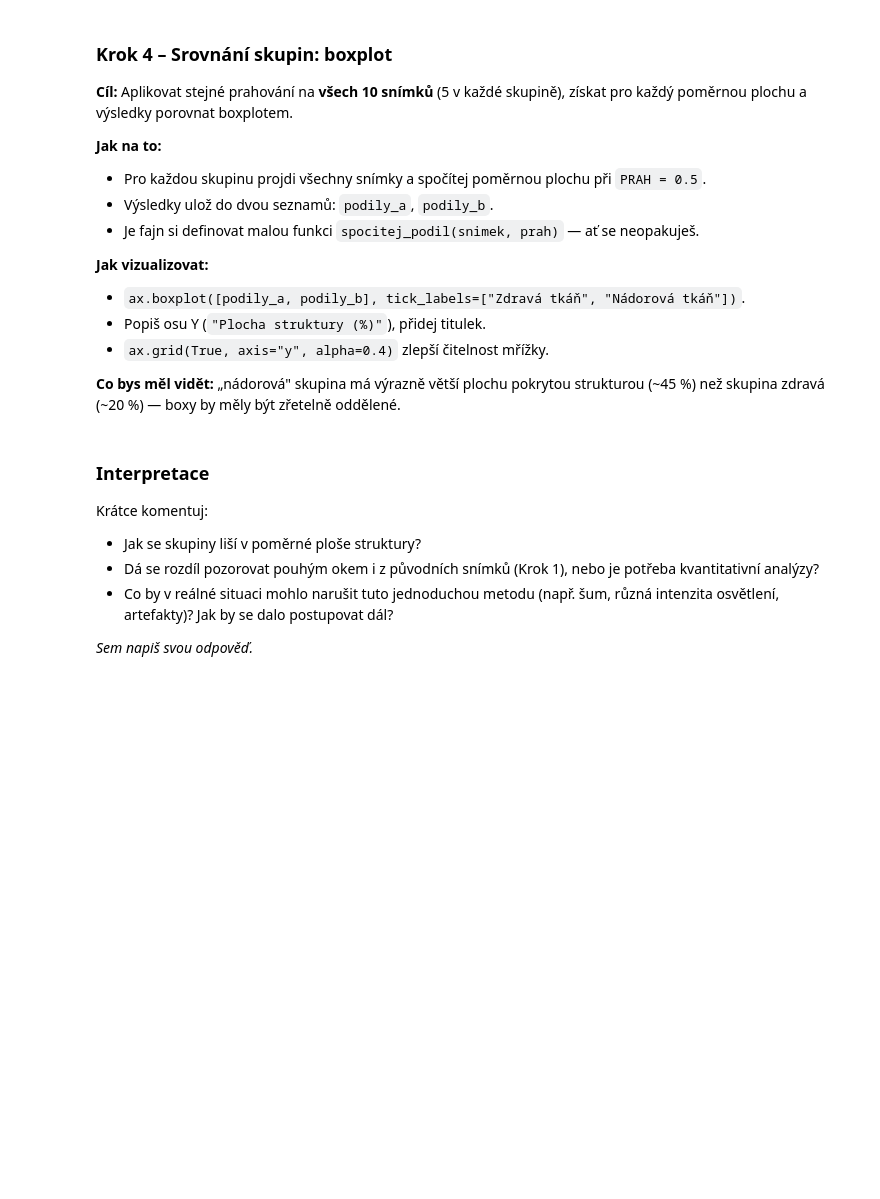
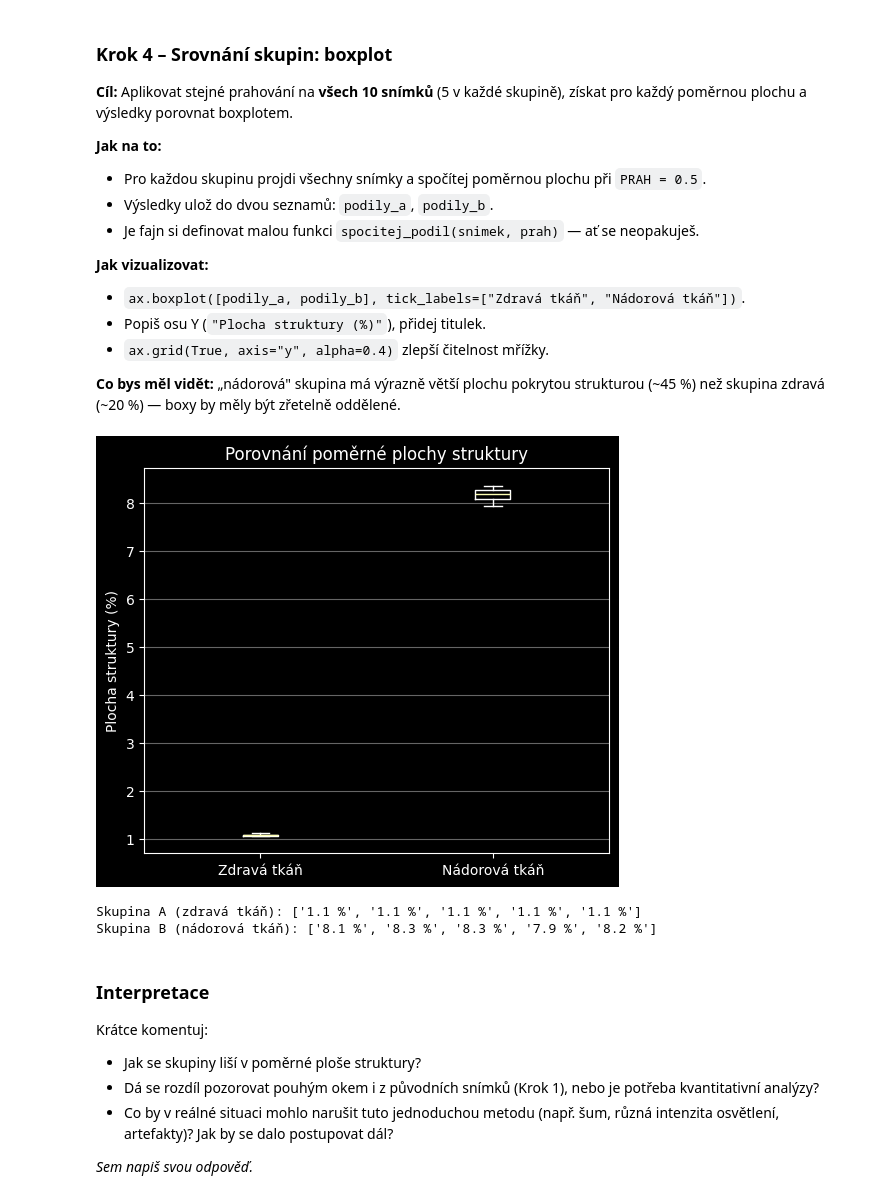
Before and after one commit to CamiloARG/prg-exercise-12, a Jupyter notebook: cviceni_12_segmentace.ipynb, the cells around one changed output. Saved outputs shown, nothing was run; the diff lists cells and outputs as text; code cells hidden in the pictures; blank space fills up the shorter version.

```diff
--- a/cviceni_12_segmentace.ipynb
+++ b/cviceni_12_segmentace.ipynb
@@ -136,10 +161,10 @@ maska = ...
 **Jak vizualizovat:** tady stačí `print()`. Čísla hrají roli, graf ne.
 # %%
 # 1) Poměrná plocha struktury v % (maska.sum() z celkového maska.size)
-podil = ...
+podil = (maska.sum() / maska.size) * 100
 
 # 2) Průměrná intenzita pixelů uvnitř masky
-mean_int = ...
+mean_int = snimek[maska].mean()
 
 print(f"Plocha struktury: {podil:.1f} %")
 print(f"Průměrná intenzita: {mean_int:.3f}")
@@ -168,14 +194,33 @@ zdravá (~20 %) — boxy by měly být zřetelně oddělené.
 # %%
 PRAH = 0.5
 
 # 1) Pro každý snímek v obou skupinách spočítej poměrnou plochu (v %)
-podily_a = ...
-podily_b = ...
+podily_a = []
+for img in skupina_a:
+    maska = img > PRAH
+    podil = (maska.sum() / maska.size) * 100
+    podily_a.append(podil)
+
+podily_b = []
+for img in skupina_b:
+    maska = img > PRAH
+    podil = (maska.sum() / maska.size) * 100
+    podily_b.append(podil)
 
 # 2) Vykresli boxplot obou skupin vedle sebe
+fig, ax = plt.subplots(figsize=(6, 5))
+ax.boxplot([podily_a, podily_b], tick_labels=["Zdravá tkáň", "Nádorová tkáň"])
+ax.set_ylabel("Plocha struktury (%)")
+ax.set_title("Porovnání poměrné plochy struktury")
+ax.grid(True, axis="y", alpha=0.4)
+plt.show()
 
 print("Skupina A (zdravá tkáň):", [f"{p:.1f} %" for p in podily_a])
 print("Skupina B (nádorová tkáň):", [f"{p:.1f} %" for p in podily_b])
+# %% [output]
+[figure, added]
+Skupina A (zdravá tkáň): ['1.1 %', '1.1 %', '1.1 %', '1.1 %', '1.1 %']
+Skupina B (nádorová tkáň): ['8.1 %', '8.3 %', '8.3 %', '7.9 %', '8.2 %']
 # %% [markdown]
 ### Interpretace
 
```
Also changed, not shown: parts of 4 cells of this notebook.
